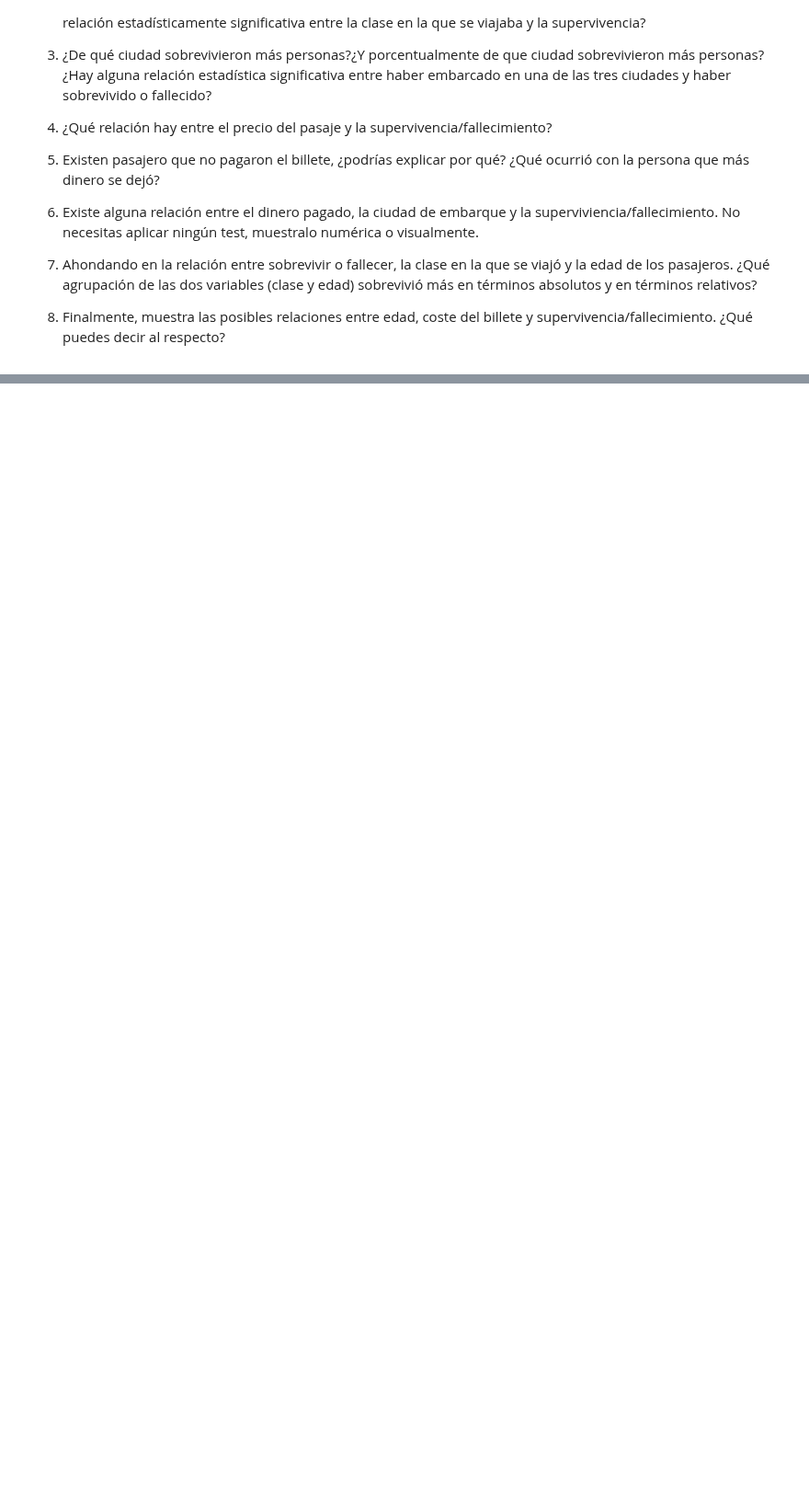
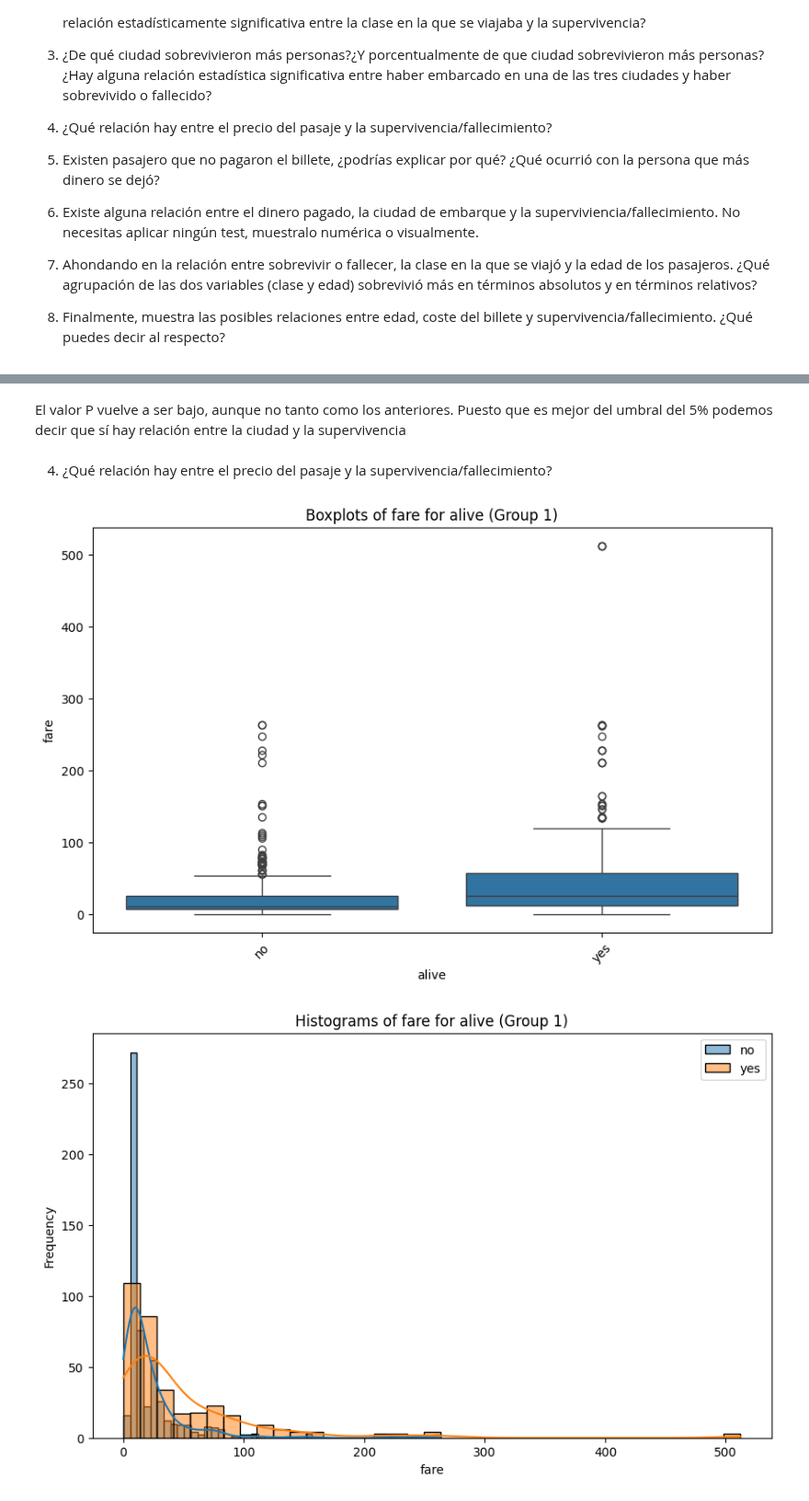
Before and after one commit to uxuearamburu/Data-Science, a Jupyter notebook: 03_Data_Analysis/Sprint_07/Unidad_02_Estadistica_Descriptiva_Multivariante/03_Practica_Obligatoria/18_Practica_Obligatoria_Multivariante.ipynb, the cells around one changed output, grey strips where cells are left out. Shown at 92% size. Cells and saved outputs as stored; diff of their text form; code cells hidden in the pictures; blank space fills up the shorter version.

```diff
--- a/03_Data_Analysis/Sprint_07/Unidad_02_Estadistica_Descriptiva_Multivariante/03_Practica_Obligatoria/18_Practica_Obligatoria_Multivariante.ipynb
+++ b/03_Data_Analysis/Sprint_07/Unidad_02_Estadistica_Descriptiva_Multivariante/03_Practica_Obligatoria/18_Practica_Obligatoria_Multivariante.ipynb
@@ -72,0 +179,10 @@ Crea una variable categorica "cat_vuelo" a partir de distancias, escoge los rang
+# %% [markdown]
+El valor P vuelve a ser bajo, aunque no tanto como los anteriores. Puesto que es mejor del umbral del 5% podemos decir que sí hay relación entre la ciudad y la supervivencia
+# %% [markdown]
+4. ¿Qué relación hay entre el precio del pasaje y la supervivencia/fallecimiento?
+# %%
+viz.plot_grouped_boxplots(df,"alive","fare")
+viz.plot_grouped_histograms(df, "alive","fare", group_size = 2)
+# %% [output]
+[figure, added]
+[figure, added]
```
Also changed, not shown: parts of 51 cells of this notebook.
